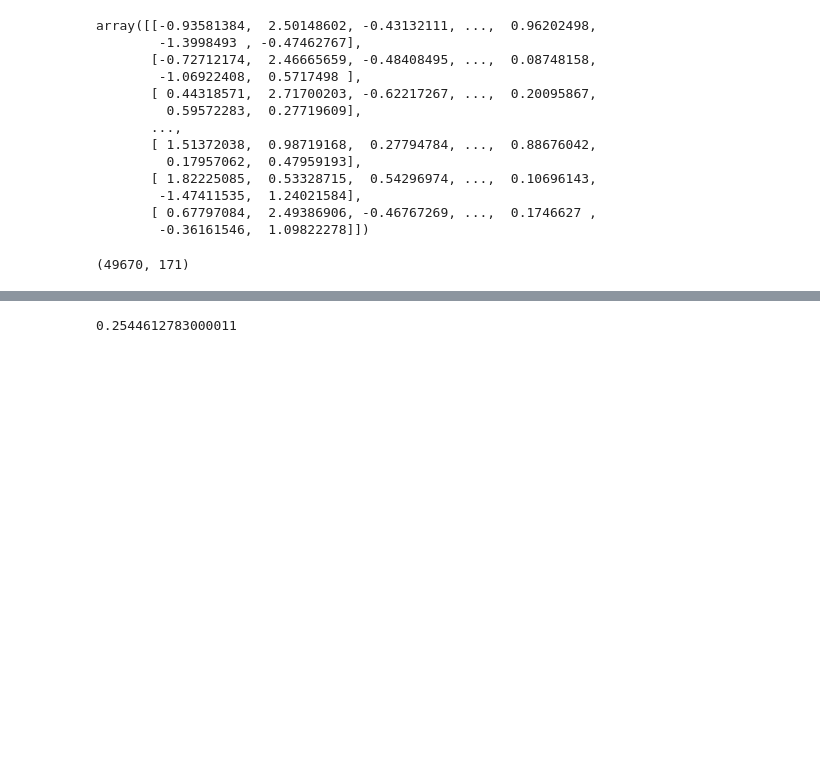
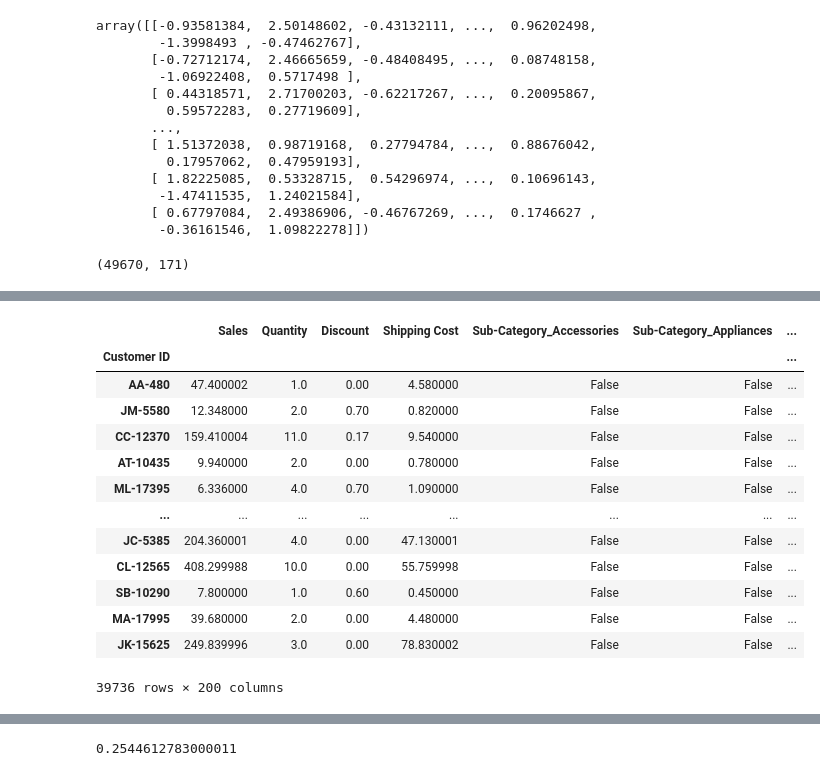
Before and after one commit to G3-Quera-Data-Analysis-Bootcamp-1402/Project-2, a Jupyter notebook: notebooks/ML.ipynb, the cells around one changed output, grey strips where cells are left out. Cells and saved outputs as stored; diff of their text form; code cells hidden in the pictures; blank space fills up the shorter version.

```diff
--- a/notebooks/ML.ipynb
+++ b/notebooks/ML.ipynb
@@ -193,0 +253,19 @@ df_test_pred.to_csv('../data/df_ML1.csv')
+# %%
+x_train = x_train.astype({'Sales': 'float32', 'Quantity': 'float32', 'Discount': 'float32', 'Shipping Cost': 'float32'})
+# %%
+x_train
+# %% [output]
+|  | Sales | Quantity | Discount | Shipping Cost | Sub-Category_Accessories | Sub-Category_Appliances | ... |
+| Customer ID |  |  |  |  |  |  | ... |
+| AA-480 | 47.400002 | 1.0 | 0.00 | 4.580000 | False | False | ... |
+| JM-5580 | 12.348000 | 2.0 | 0.70 | 0.820000 | False | False | ... |
+| CC-12370 | 159.410004 | 11.0 | 0.17 | 9.540000 | False | False | ... |
+| AT-10435 | 9.940000 | 2.0 | 0.00 | 0.780000 | False | False | ... |
+| ML-17395 | 6.336000 | 4.0 | 0.70 | 1.090000 | False | False | ... |
+| ... | ... | ... | ... | ... | ... | ... | ... |
+| JC-5385 | 204.360001 | 4.0 | 0.00 | 47.130001 | False | False | ... |
+| CL-12565 | 408.299988 | 10.0 | 0.00 | 55.759998 | False | False | ... |
+| SB-10290 | 7.800000 | 1.0 | 0.60 | 0.450000 | False | False | ... |
+| MA-17995 | 39.680000 | 2.0 | 0.00 | 4.480000 | False | False | ... |
+| JK-15625 | 249.839996 | 3.0 | 0.00 | 78.830002 | False | False | ... |
+39736 rows × 200 columns
```
Also changed, not shown: parts of 19 cells of this notebook, 4 other files.
